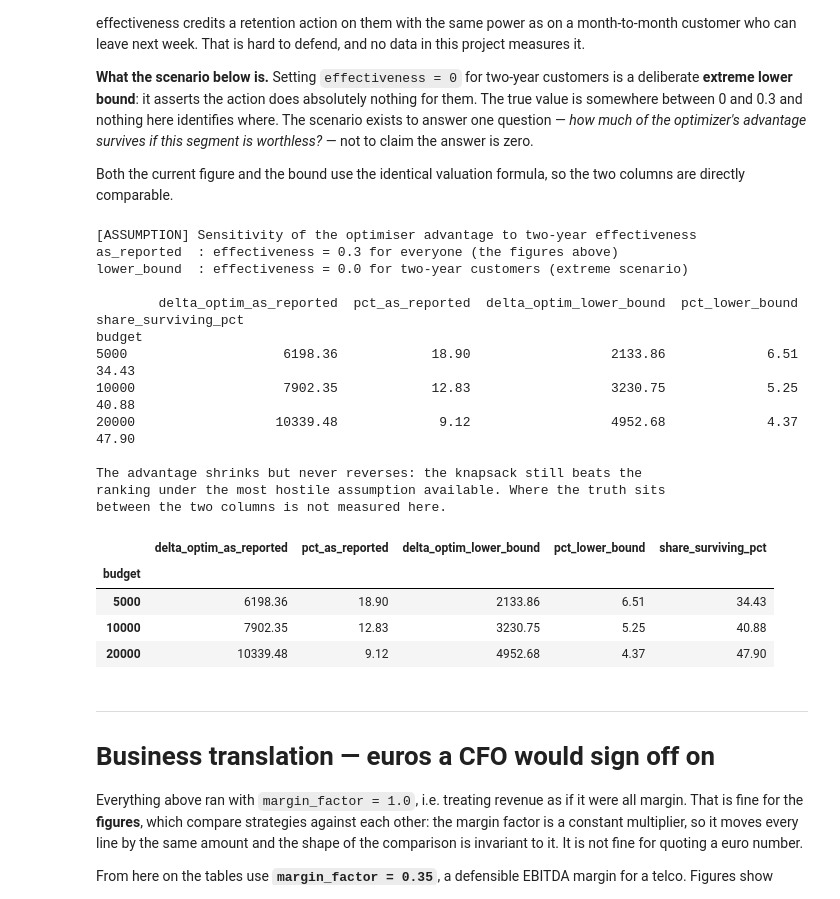
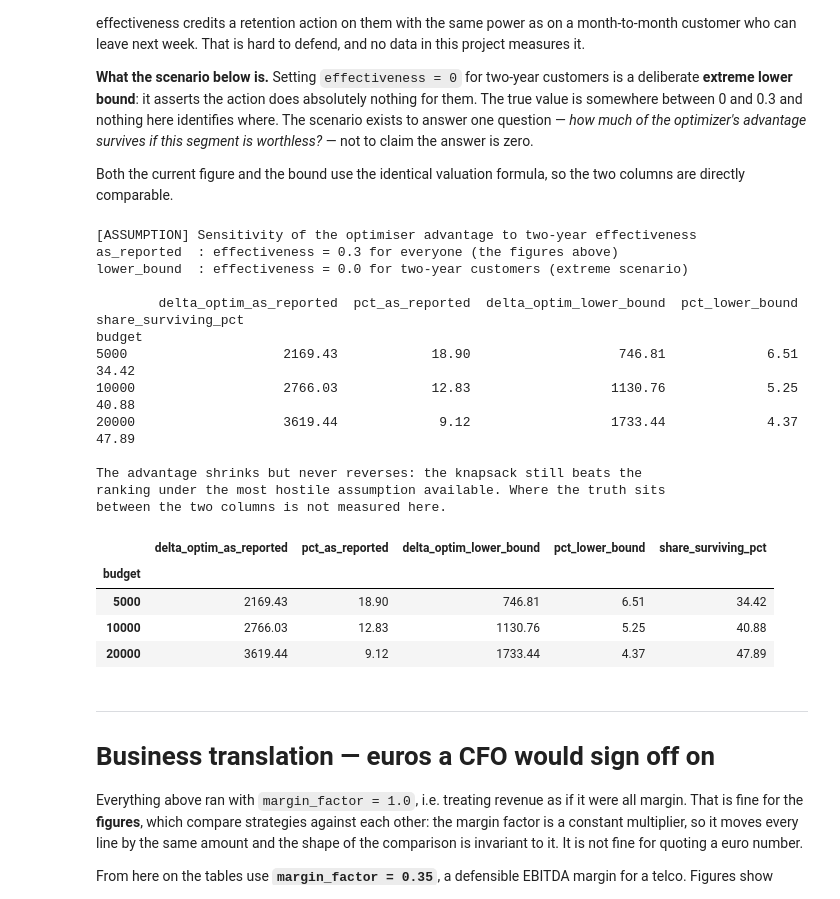
Before and after one commit to Pablomarttinn/Churn-retention-optimizer, a Jupyter notebook: notebooks/05_results.ipynb, the cells around one changed output. Saved outputs shown, nothing was run; the diff lists cells and outputs as text; code cells hidden in the pictures.

```diff
--- a/notebooks/05_results.ipynb
+++ b/notebooks/05_results.ipynb
@@ -396,33 +369,12 @@ LABELS_HET = {
 }
 COLORS_HET = {**COLORS, 'optimal': '#1baf7a'}
 
-fig, ax = plt.subplots(figsize=(10, 6.5))
-
-for key, label in LABELS_HET.items():
-    d = df_het[df_het.strategy == key]
-    ax.plot(d.budget, d.expected_value, color=COLORS_HET[key], linewidth=2.2,
-            label=label, zorder=2)
-
-    marks = d[d.budget.isin(HIGHLIGHTS)]
-    ax.scatter(marks.budget, marks.expected_value, s=70, color=COLORS_HET[key],
-               zorder=3, edgecolor='white', linewidth=1.2)
-    for _, r in marks.iterrows():
-        ax.annotate(f'{r.expected_value / 1000:,.1f}k',
-                    xy=(r.budget, r.expected_value),
-                    xytext=(13, 8) if key in ('optimal', 'by_priority') else (13, -17),
-                    textcoords='offset points', fontsize=9,
-                    color=COLORS_HET[key], fontweight='bold')
-
-for b in HIGHLIGHTS:
-    ax.axvline(b, color='#c3c2b7', linewidth=0.8, linestyle=':', zorder=1)
-
-style_money_axes(ax, 'Expected value retained (EUR)')
-ax.set_title('With a variable contact cost per channel: does optimising the '
-             'allocation add\nanything over prioritising?',
-             fontsize=13, loc='left', pad=14, color='#0b0b0b')
-ax.legend(loc='upper left', frameon=False, fontsize=10.5)
-
-fig.savefig(FIGURES_PATH + 'value_vs_budget_channelcost.png', dpi=150,
-            bbox_inches='tight')
+plot_value_curve(
+    df_het, MF, LABELS_HET,
+    budget_markers=HIGHLIGHTS,
+    title='With a variable contact cost per channel: does optimising the '
+          'allocation add anything over prioritising?',
+    savepath=FIGURES_PATH + 'value_vs_budget_channelcost.png',
+)
 plt.show()
 # %% [output]
@@ -539,11 +507,13 @@ eff_bound = np.where(is_two_year, 0.0, 0.3)
 
 rows = []
 for b in HIGHLIGHTS:
-    _, base_opt = strategy_optimal(p, m, b, cost=cost_vector)
-    _, base_pri = strategy_by_priority(p, m, b, cost=cost_vector)
-    _, bound_opt = strategy_optimal(p, m, b, cost=cost_vector, effectiveness=eff_bound)
+    _, base_opt = strategy_optimal(p, m, b, cost=cost_vector, margin_factor=MF)
+    _, base_pri = strategy_by_priority(p, m, b, cost=cost_vector, margin_factor=MF)
+    _, bound_opt = strategy_optimal(p, m, b, cost=cost_vector, effectiveness=eff_bound,
+                                 margin_factor=MF)
     _, bound_pri = strategy_by_priority(p, m, b, cost=cost_vector,
-                                        effectiveness=eff_bound)
+                                        effectiveness=eff_bound,
+                                        margin_factor=MF)
 
     base_delta = base_opt['expected_value'] - base_pri['expected_value']
     bound_delta = bound_opt['expected_value'] - bound_pri['expected_value']
@@ -553,39 +523,39 @@ for b in HIGHLIGHTS:
         'delta_optim_as_reported': base_delta,
         'pct_as_reported': base_delta / base_pri['expected_value'] * 100,
         'delta_optim_lower_bound': bound_delta,
         'pct_lower_bound': bound_delta / bound_pri['expected_value'] * 100,
         'share_surviving_pct': bound_delta / base_delta * 100,
     })
 
 sensitivity = pd.DataFrame(rows).set_index('budget')
 
 print('[ASSUMPTION] Sensitivity of the optimiser advantage to two-year effectiveness')
 print('as_reported  : effectiveness = 0.3 for everyone (the figures above)')
 print('lower_bound  : effectiveness = 0.0 for two-year customers (extreme scenario)\n')
 print(sensitivity.round(2).to_string())
 print('\nThe advantage shrinks but never reverses: the knapsack still beats the')
 print('ranking under the most hostile assumption available. Where the truth sits')
 print('between the two columns is not measured here.')
 sensitivity.round(2)
 # %% [output]
 [ASSUMPTION] Sensitivity of the optimiser advantage to two-year effectiveness
 as_reported  : effectiveness = 0.3 for everyone (the figures above)
 lower_bound  : effectiveness = 0.0 for two-year customers (extreme scenario)
 
         delta_optim_as_reported  pct_as_reported  delta_optim_lower_bound  pct_lower_bound  share_surviving_pct
 budget
-5000                    6198.36            18.90                  2133.86             6.51                34.43
-10000                   7902.35            12.83                  3230.75             5.25                40.88
-20000                  10339.48             9.12                  4952.68             4.37                47.90
+5000                    2169.43            18.90                   746.81             6.51                34.42
+10000                   2766.03            12.83                  1130.76             5.25                40.88
+20000                   3619.44             9.12                  1733.44             4.37                47.89
 
 The advantage shrinks but never reverses: the knapsack still beats the
 ranking under the most hostile assumption available. Where the truth sits
 between the two columns is not measured here.
 |  | delta_optim_as_reported | pct_as_reported | delta_optim_lower_bound | pct_lower_bound | share_surviving_pct |
 | budget |  |  |  |  |  |
-| 5000 | 6198.36 | 18.90 | 2133.86 | 6.51 | 34.43 |
-| 10000 | 7902.35 | 12.83 | 3230.75 | 5.25 | 40.88 |
-| 20000 | 10339.48 | 9.12 | 4952.68 | 4.37 | 47.90 |
+| 5000 | 2169.43 | 18.90 | 746.81 | 6.51 | 34.42 |
+| 10000 | 2766.03 | 12.83 | 1130.76 | 5.25 | 40.88 |
+| 20000 | 3619.44 | 9.12 | 1733.44 | 4.37 | 47.89 |
 # %% [markdown]
 ---
 
```
Also changed, not shown: parts of 15 cells of this notebook, 5 other files.
